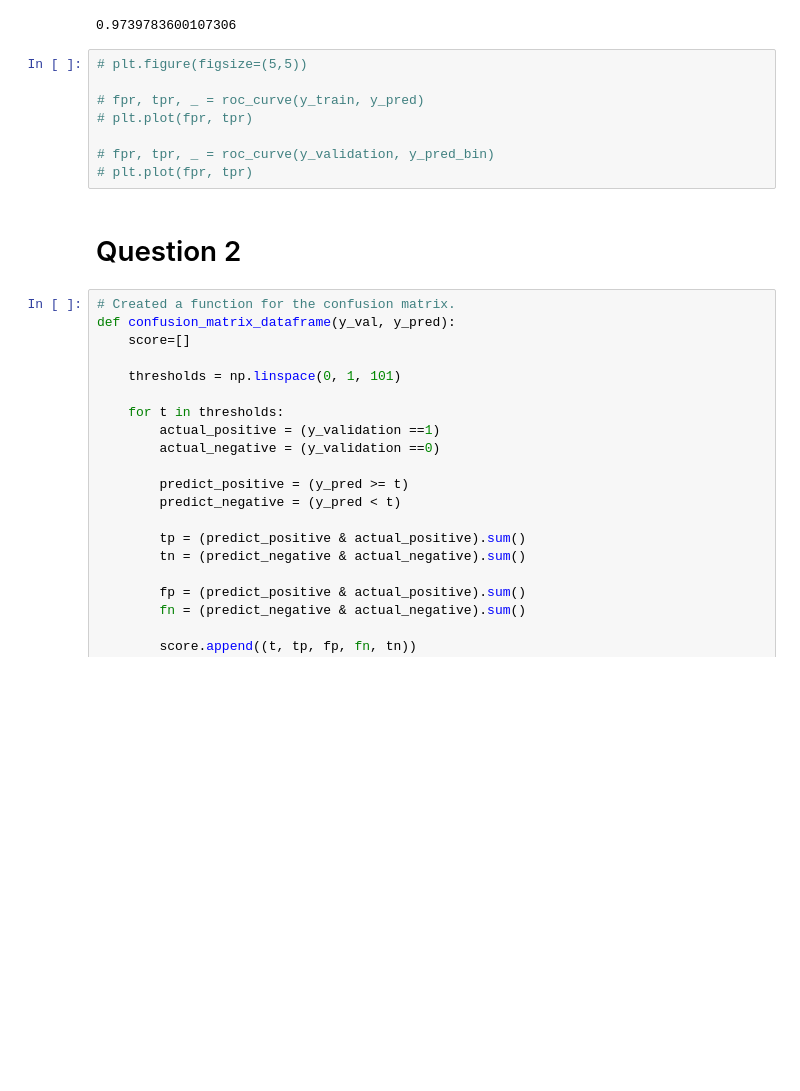
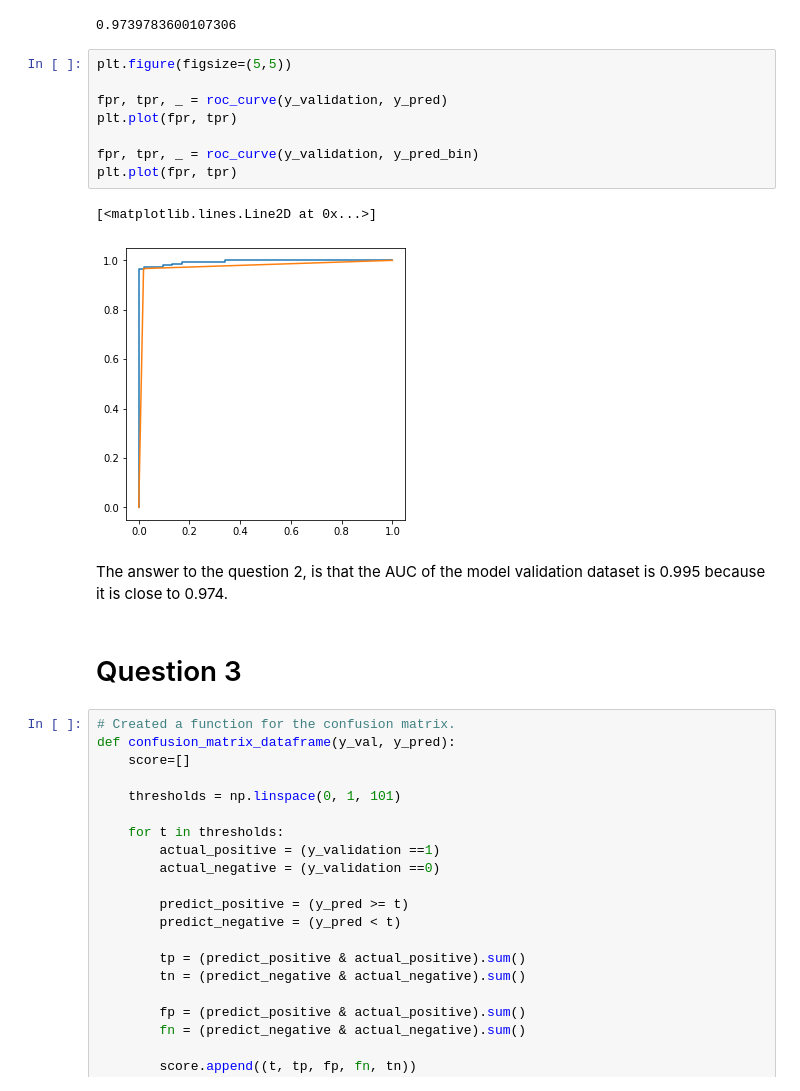
Before and after one commit to Sasha-Kirsten/Week_4_Evaluation, a Jupyter notebook: Week_4_Evaluation.ipynb, the cells around one changed output. Drawn from its saved outputs; the diff is of its cells as text; blank space fills up the shorter version.

```diff
--- a/Week_4_Evaluation.ipynb
+++ b/Week_4_Evaluation.ipynb
@@ -162,15 +159,20 @@ roc_auc_score(y_validation, y_pred_bin)
 # %% [output]
 0.9739783600107306
 # %%
-# plt.figure(figsize=(5,5))
+plt.figure(figsize=(5,5))
 
-# fpr, tpr, _ = roc_curve(y_train, y_pred)
-# plt.plot(fpr, tpr)
+fpr, tpr, _ = roc_curve(y_validation, y_pred)
+plt.plot(fpr, tpr)
 
-# fpr, tpr, _ = roc_curve(y_validation, y_pred_bin)
-# plt.plot(fpr, tpr)
+fpr, tpr, _ = roc_curve(y_validation, y_pred_bin)
+plt.plot(fpr, tpr)
+# %% [output]
+[<matplotlib.lines.Line2D at 0x...>]
+[figure, added]
+# %% [markdown]
+The answer to the question 2, is that the AUC of the model validation dataset is 0.995 because it is close to 0.974.
 # %% [markdown]
-# Question 2
+# Question 3
 # %%
 # Created a function for the confusion matrix.
 def confusion_matrix_dataframe(y_val, y_pred):
```
Also changed, not shown: parts of 16 cells of this notebook.
